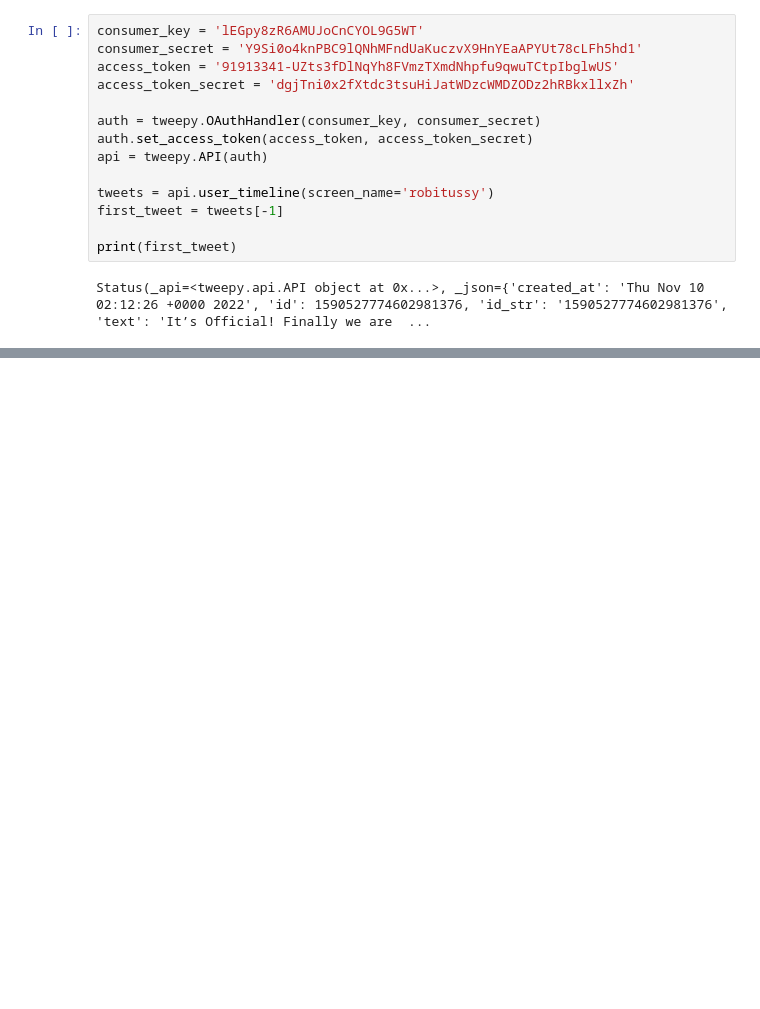
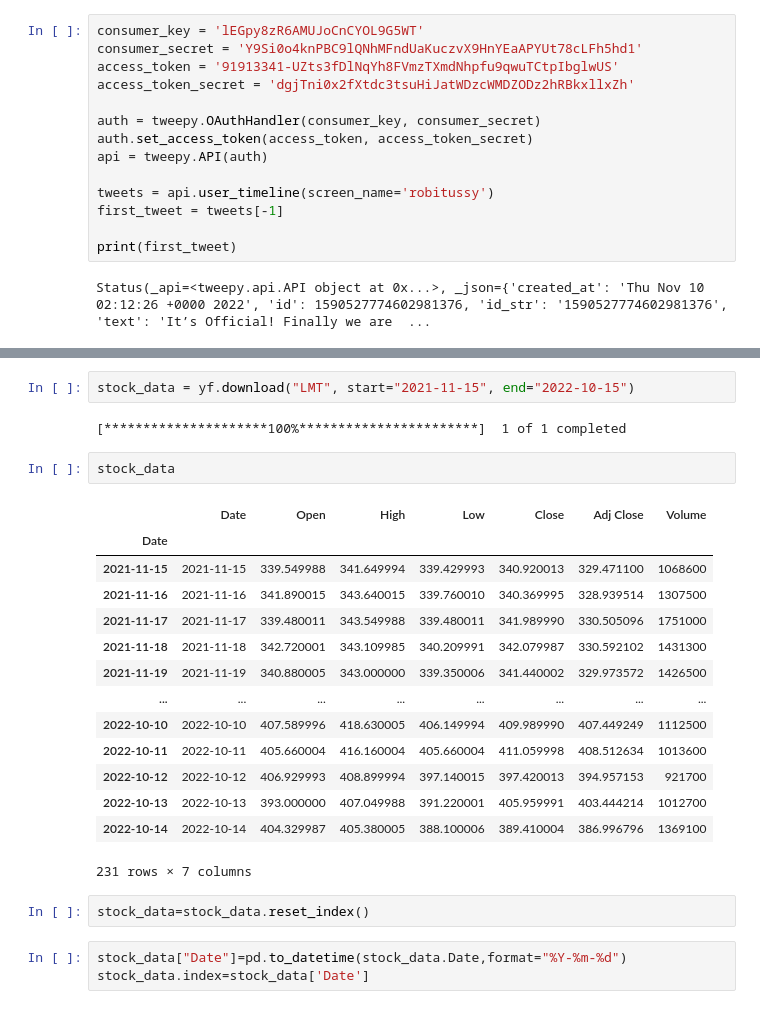
Before and after one commit to evanstrait/Ironhack-Final, a Jupyter notebook: Final_Project.ipynb, the cells around one changed output, grey strips where cells are left out. Cells and saved outputs as stored; diff of their text form; blank space fills up the shorter version.

```diff
--- a/Final_Project.ipynb
+++ b/Final_Project.ipynb
@@ -394,0 +240,26 @@ Status(_api=<tweepy.api.API object at 0x...>, _json={'created_at': 'Thu Nov 10 2
+# %%
+stock_data = yf.download("LMT", start="2021-11-15", end="2022-10-15")
+# %% [output]
+[*********************100%***********************]  1 of 1 completed
+# %%
+stock_data
+# %% [output]
+|  | Date | Open | High | Low | Close | Adj Close | Volume |
+| Date |  |  |  |  |  |  |  |
+| 2021-11-15 | 2021-11-15 | 339.549988 | 341.649994 | 339.429993 | 340.920013 | 329.471100 | 1068600 |
+| 2021-11-16 | 2021-11-16 | 341.890015 | 343.640015 | 339.760010 | 340.369995 | 328.939514 | 1307500 |
+| 2021-11-17 | 2021-11-17 | 339.480011 | 343.549988 | 339.480011 | 341.989990 | 330.505096 | 1751000 |
+| 2021-11-18 | 2021-11-18 | 342.720001 | 343.109985 | 340.209991 | 342.079987 | 330.592102 | 1431300 |
+| 2021-11-19 | 2021-11-19 | 340.880005 | 343.000000 | 339.350006 | 341.440002 | 329.973572 | 1426500 |
+| ... | ... | ... | ... | ... | ... | ... | ... |
+| 2022-10-10 | 2022-10-10 | 407.589996 | 418.630005 | 406.149994 | 409.989990 | 407.449249 | 1112500 |
+| 2022-10-11 | 2022-10-11 | 405.660004 | 416.160004 | 405.660004 | 411.059998 | 408.512634 | 1013600 |
+| 2022-10-12 | 2022-10-12 | 406.929993 | 408.899994 | 397.140015 | 397.420013 | 394.957153 | 921700 |
+| 2022-10-13 | 2022-10-13 | 393.000000 | 407.049988 | 391.220001 | 405.959991 | 403.444214 | 1012700 |
+| 2022-10-14 | 2022-10-14 | 404.329987 | 405.380005 | 388.100006 | 389.410004 | 386.996796 | 1369100 |
+231 rows × 7 columns
+# %%
+stock_data=stock_data.reset_index()
+# %%
+stock_data["Date"]=pd.to_datetime(stock_data.Date,format="%Y-%m-%d")
+stock_data.index=stock_data['Date']
```
Also changed, not shown: parts of 36 cells of this notebook.
